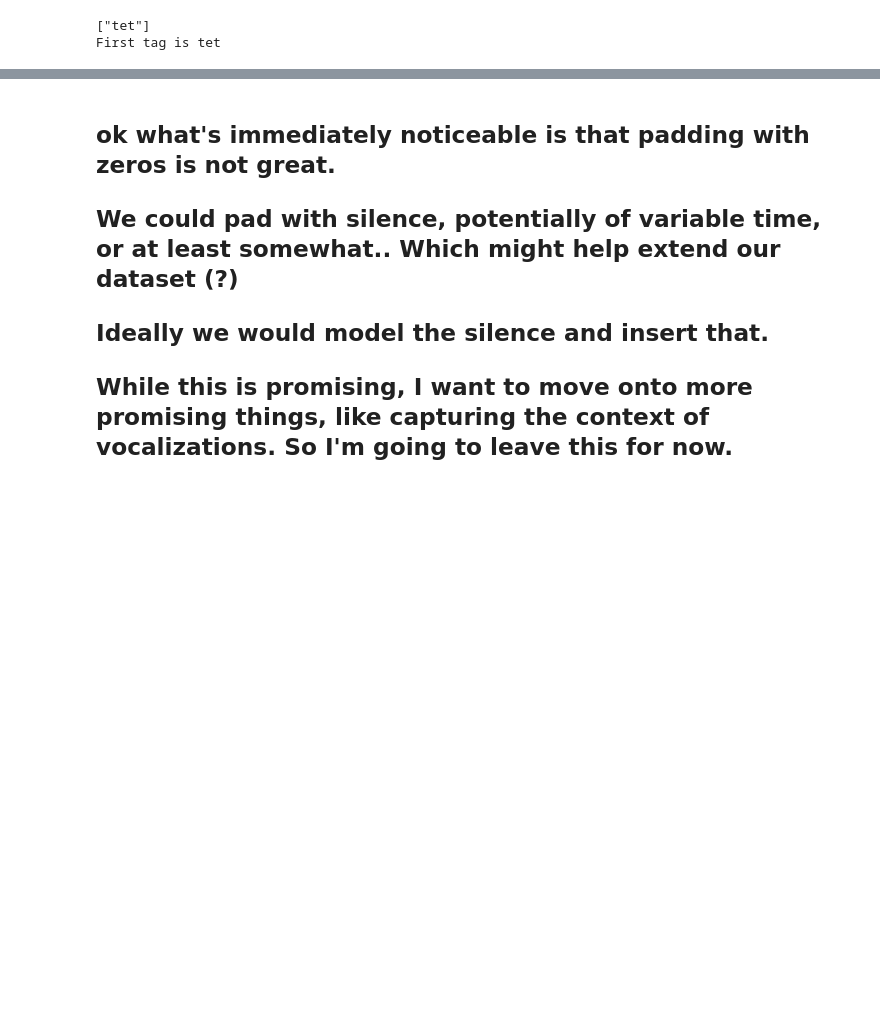
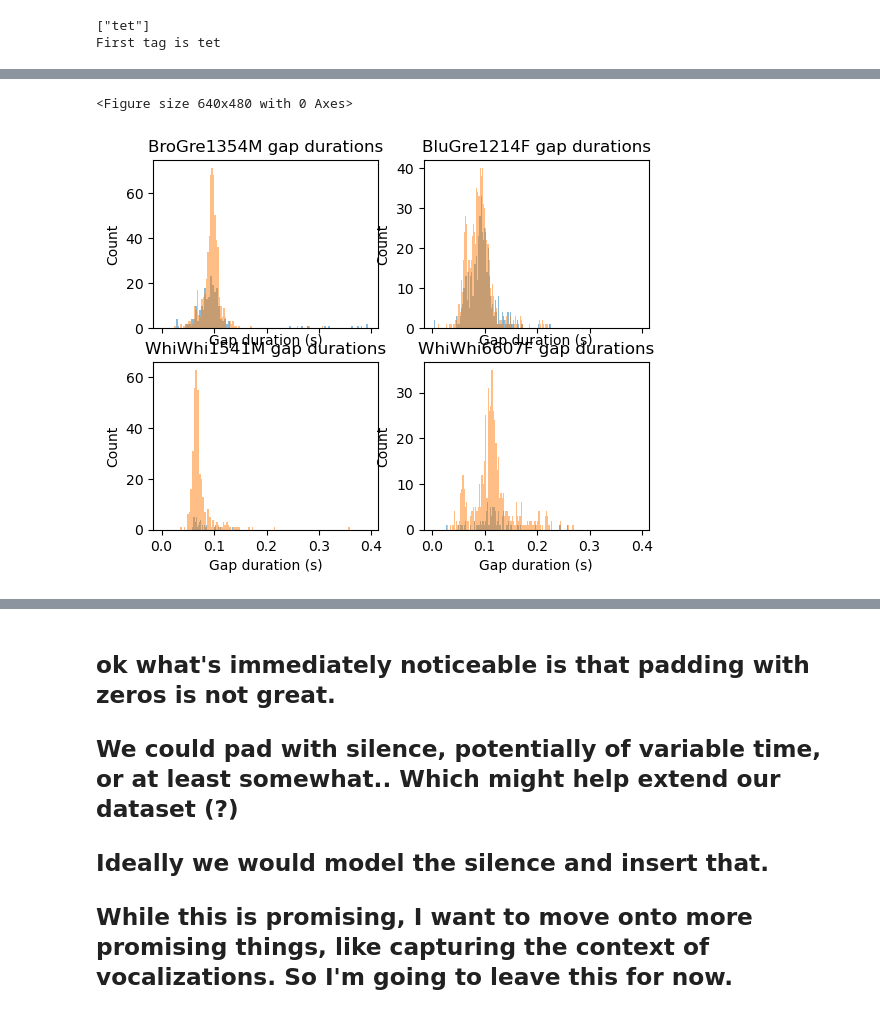
Before and after one commit to billewood/truman, a Jupyter notebook: intersyllable_timings.ipynb, the cells around one changed output, grey strips where cells are left out. Cells and saved outputs as stored; diff of their text form; code cells hidden in the pictures; blank space fills up the shorter version.

```diff
--- a/intersyllable_timings.ipynb
+++ b/intersyllable_timings.ipynb
@@ -333,0 +425,31 @@ gap_duration_dict
+# %%
+# plot each bird's gap durations against all others
+# fix the x axis to be the same for all plots so we can compare them
+
+plt.figure()
+fig, axs = plt.subplots(2,2, sharex=True)
+for i, bird1 in enumerate(gap_duration_dict):
+    plt.subplot(2,2,i+1)
+            # lump all the duratino of all other bids together
+    all_other_gaps = []
+
+    for bird2 in gap_duration_dict:
+        if bird1 != bird2:
+            all_other_gaps.extend(gap_duration_dict[bird1][bird2])
+    # precalculate the x axis limits
+    x_min = min(min(gap_duration_dict[bird1][bird1]), min(all_other_gaps))
+    x_max = max(max(gap_duration_dict[bird1][bird1]), max(all_other_gaps))
+
+    plt.hist(gap_duration_dict[bird1][bird1], bins=100, alpha=0.5, label=f'{bird1} to {bird1}')
+
+    plt.hist(all_other_gaps, bins=100, alpha=0.5, label=f'{bird1} to all others')
+    plt.xlabel('Gap duration (s)')
+
+    plt.ylabel('Count')
+    plt.title(f'{bird1} gap durations')
+    # plt.legend()
+
+plt.show()
+# %% [output]
+<Figure size 640x480 with 0 Axes>
+[figure, added]
```
Also changed, not shown: parts of 13 cells of this notebook.
